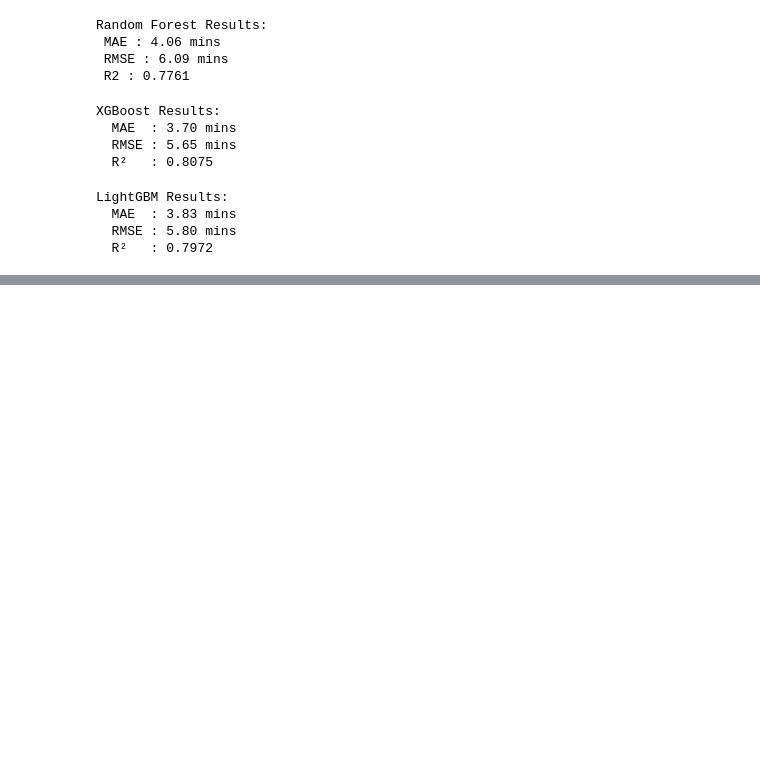
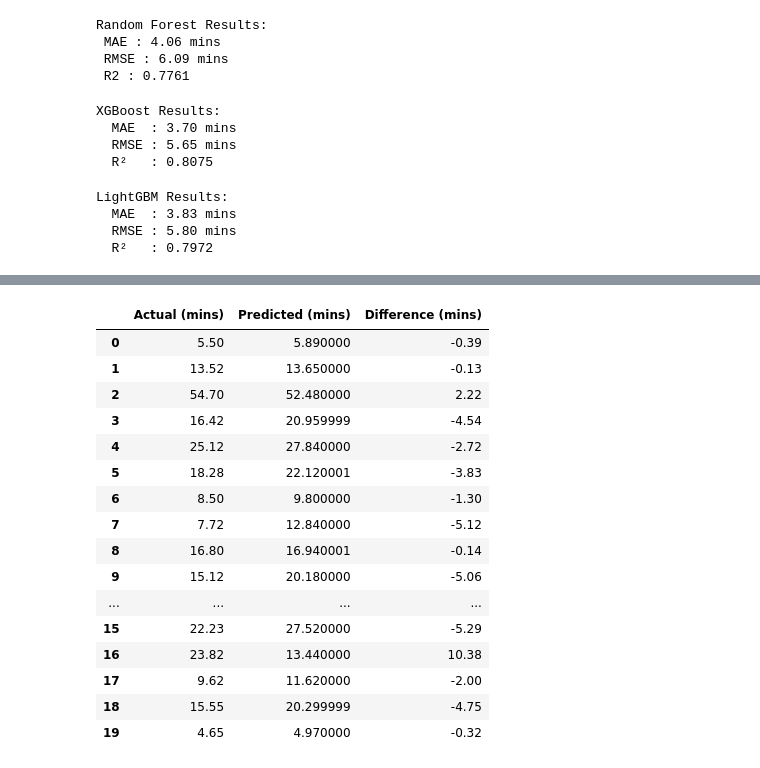
Before and after one commit to sanvisharma29/mlproject, a Jupyter notebook: notebook/Model Training.ipynb, the cells around one changed output, grey strips where cells are left out. Cells and saved outputs as stored; diff of their text form; code cells hidden in the pictures; blank space fills up the shorter version.

Commit message:
Data Ingestion

```diff
--- a/notebook/Model Training.ipynb
+++ b/notebook/Model Training.ipynb
@@ -143,0 +173,26 @@ LightGBM Results:
+# %%
+comparison = pd.DataFrame({
+    'Actual (mins)': y_test.iloc[:20].round(2).values,
+    'Predicted (mins)': xgb.predict(X_test.iloc[:20]).round(2),
+    'Difference (mins)': (y_test.iloc[:20].values - xgb.predict(X_test.iloc[:20])).round(2)
+})
+
+comparison
+# %% [output]
+|  | Actual (mins) | Predicted (mins) | Difference (mins) |
+| 0 | 5.50 | 5.890000 | -0.39 |
+| 1 | 13.52 | 13.650000 | -0.13 |
+| 2 | 54.70 | 52.480000 | 2.22 |
+| 3 | 16.42 | 20.959999 | -4.54 |
+| 4 | 25.12 | 27.840000 | -2.72 |
+| 5 | 18.28 | 22.120001 | -3.83 |
+| 6 | 8.50 | 9.800000 | -1.30 |
+| 7 | 7.72 | 12.840000 | -5.12 |
+| 8 | 16.80 | 16.940001 | -0.14 |
+| 9 | 15.12 | 20.180000 | -5.06 |
+| ... | ... | ... | ... |
+| 15 | 22.23 | 27.520000 | -5.29 |
+| 16 | 23.82 | 13.440000 | 10.38 |
+| 17 | 9.62 | 11.620000 | -2.00 |
+| 18 | 15.55 | 20.299999 | -4.75 |
+| 19 | 4.65 | 4.970000 | -0.32 |
```
Also changed, not shown: parts of 3 cells of this notebook, 5 other files.
